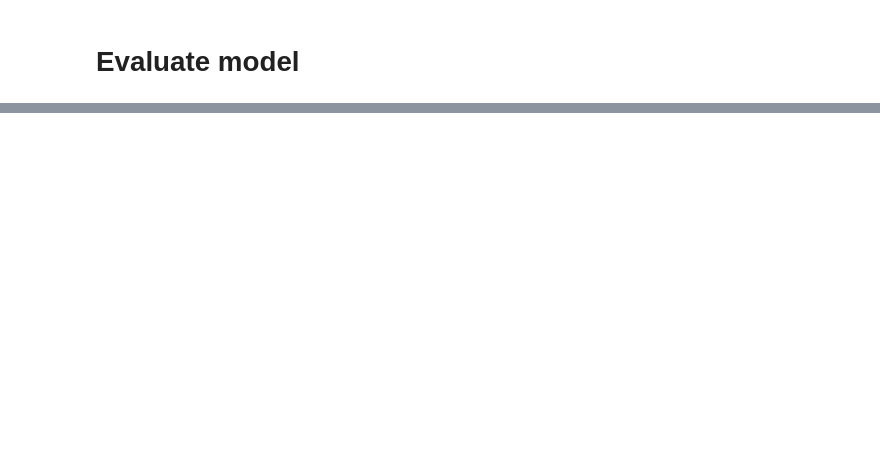
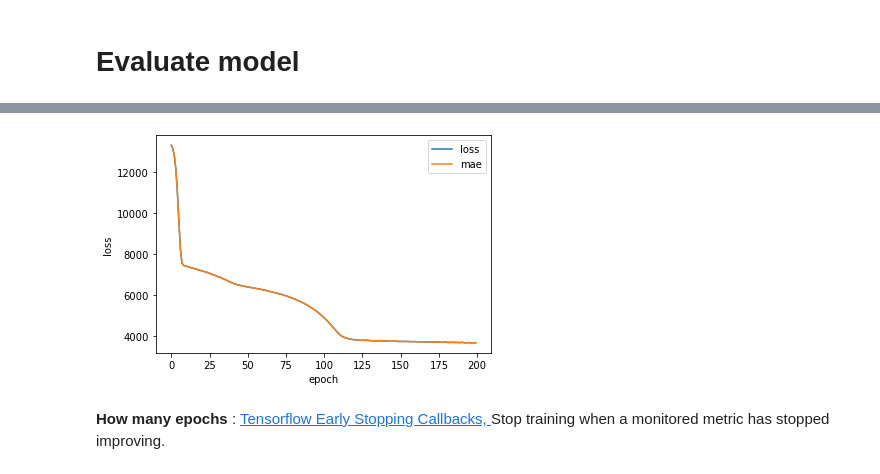
Before and after one commit to kavinda-ravishan/TensorFlow_Developer_Certificate_in_2021_Zero_to_Mastery, a Jupyter notebook: 3. Neural network regression with TensorFlow/23. Putting together what we've learned part 1 (preparing a dataset)/app.ipynb, the cells around one changed output, grey strips where cells are left out. Saved outputs shown, nothing was run; the diff lists cells and outputs as text; code cells hidden in the pictures; blank space fills up the shorter version.

```diff
--- a/3. Neural network regression with TensorFlow/23. Putting together what we've learned part 1 (preparing a dataset)/app.ipynb
+++ b/3. Neural network regression with TensorFlow/23. Putting together what we've learned part 1 (preparing a dataset)/app.ipynb
@@ -84,7 +87,7 @@ _________________________________________________________________
 # %%
 model.compile(
     loss=tf.keras.losses.mae,
-    optimizer=tf.keras.optimizers.SGD(),
+    optimizer=tf.keras.optimizers.Adam(),
     metrics=['mae']
 )
 # %%
@@ -117,0 +102,9 @@ model.evaluate(X_test, y_test)
+# %%
+pd.DataFrame(history.history).plot()
+plt.ylabel('loss')
+plt.xlabel('epoch')
+plt.show()
+# %% [output]
+[figure, added]
+# %% [markdown]
+**How many epochs** : [Tensorflow Early Stopping Callbacks, ](https://www.tensorflow.org/api_docs/python/tf/keras/callbacks/EarlyStopping) Stop training when a monitored metric has stopped improving.
```
Also changed, not shown: parts of 5 cells of this notebook, 1 other file.
